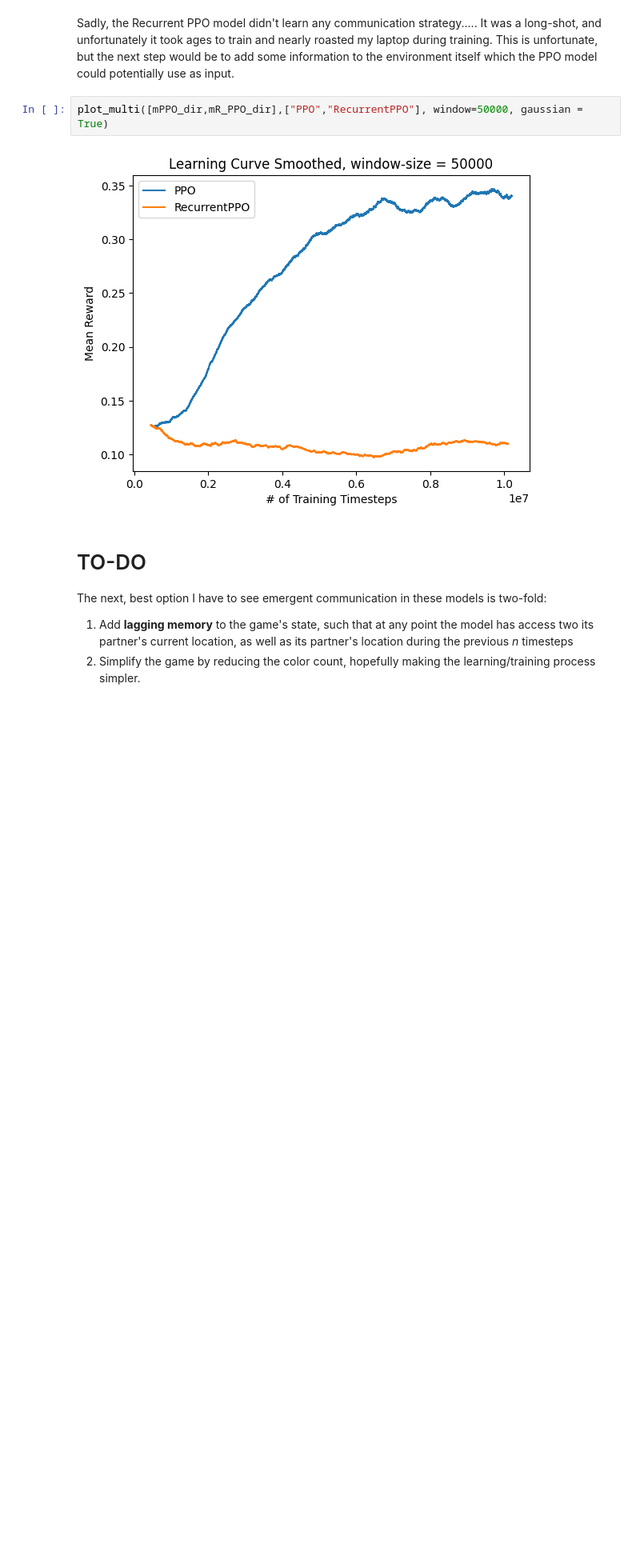
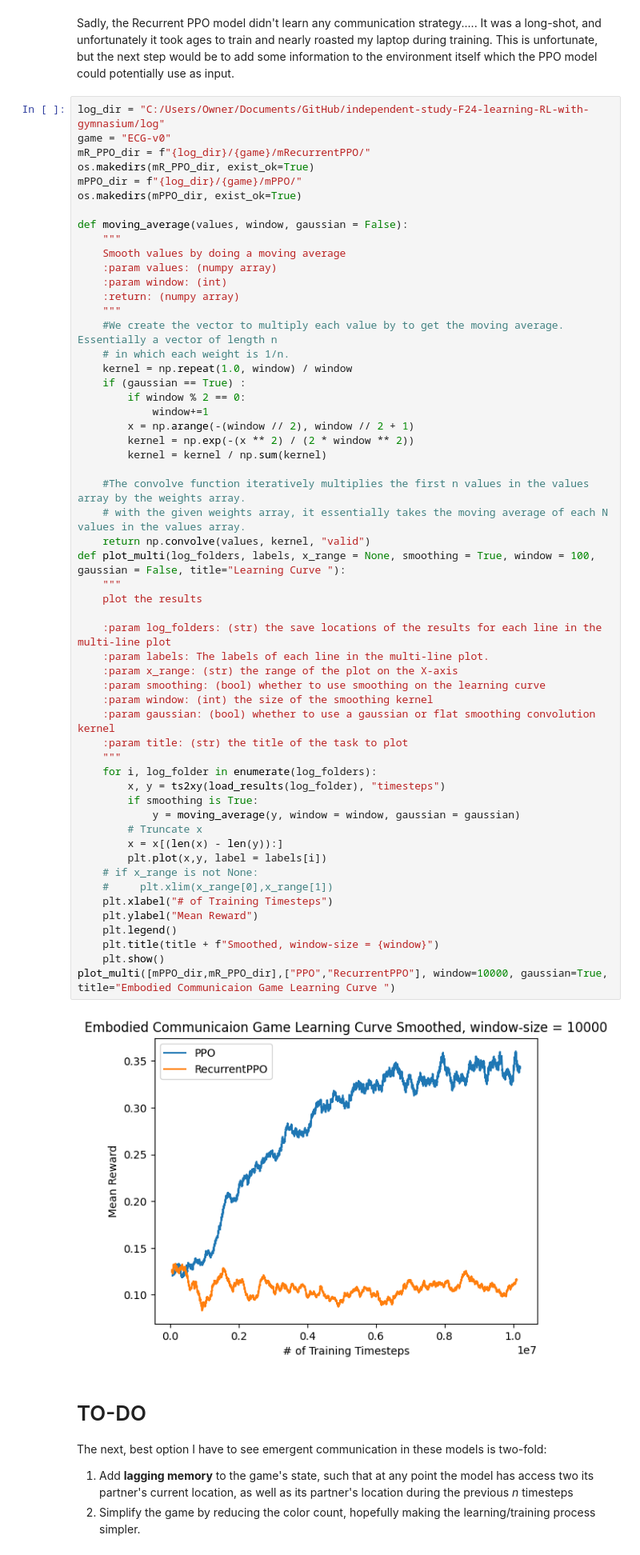
Before and after one commit to EvanMcCormick37/independent-study-F24-learning-RL-with-gymnasium, a Jupyter notebook: EmbodiedCommunicationGame.ipynb, the cells around one changed output. Shown at 80% size. Drawn from its saved outputs; the diff is of its cells as text; blank space fills up the shorter version.

```diff
--- a/EmbodiedCommunicationGame.ipynb
+++ b/EmbodiedCommunicationGame.ipynb
@@ -660,9 +660,62 @@ plot_results(mPPO_dir, window = 25000, gaussian = True)
 # %% [markdown]
 Sadly, the Recurrent PPO model didn't learn any communication strategy..... It was a long-shot, and unfortunately it took ages to train and nearly roasted my laptop during training. This is unfortunate, but the next step would be to add some information to the environment itself which the PPO model could potentially use as input.
 # %%
-plot_multi([mPPO_dir,mR_PPO_dir],["PPO","RecurrentPPO"], window=50000, gaussian = True)
+log_dir = "C:/Users/Owner/Documents/GitHub/independent-study-F24-learning-RL-with-gymnasium/log"
+game = "ECG-v0"
+mR_PPO_dir = f"{log_dir}/{game}/mRecurrentPPO/"
+os.makedirs(mR_PPO_dir, exist_ok=True)
+mPPO_dir = f"{log_dir}/{game}/mPPO/"
+os.makedirs(mPPO_dir, exist_ok=True)
+
+def moving_average(values, window, gaussian = False):
+    """
+    Smooth values by doing a moving average
+    :param values: (numpy array)
+    :param window: (int)
+    :return: (numpy array)
+    """
+    #We create the vector to multiply each value by to get the moving average. Essentially a vector of length n
+    # in which each weight is 1/n.
+    kernel = np.repeat(1.0, window) / window
+    if (gaussian == True) :
+        if window % 2 == 0:
+            window+=1
+        x = np.arange(-(window // 2), window // 2 + 1)
+        kernel = np.exp(-(x ** 2) / (2 * window ** 2))
+        kernel = kernel / np.sum(kernel)
+
+    #The convolve function iteratively multiplies the first n values in the values array by the weights array.
+    # with the given weights array, it essentially takes the moving average of each N values in the values array.
+    return np.convolve(values, kernel, "valid")
+def plot_multi(log_folders, labels, x_range = None, smoothing = True, window = 100, gaussian = False, title="Learning Curve "):
+    """
+    plot the results
+
+    :param log_folders: (str) the save locations of the results for each line in the multi-line plot
+    :param labels: The labels of each line in the multi-line plot.
+    :param x_range: (str) the range of the plot on the X-axis
+    :param smoothing: (bool) whether to use smoothing on the learning curve
+    :param window: (int) the size of the smoothing kernel
+    :param gaussian: (bool) whether to use a gaussian or flat smoothing convolution kernel
+    :param title: (str) the title of the task to plot
+    """
+    for i, log_folder in enumerate(log_folders):
+        x, y = ts2xy(load_results(log_folder), "timesteps")
+        if smoothing is True:
+            y = moving_average(y, window = window, gaussian = gaussian)
+        # Truncate x
+        x = x[(len(x) - len(y)):]
+        plt.plot(x,y, label = labels[i])
+    # if x_range is not None:
+    #     plt.xlim(x_range[0],x_range[1])
+    plt.xlabel("# of Training Timesteps")
+    plt.ylabel("Mean Reward")
+    plt.legend()
+    plt.title(title + f"Smoothed, window-size = {window}")
+    plt.show()
+plot_multi([mPPO_dir,mR_PPO_dir],["PPO","RecurrentPPO"], window=10000, gaussian=True, title="Embodied Communicaion Game Learning Curve ")
 # %% [output]
-[figure, old version]
+[figure, new version]
 # %% [markdown]
 # TO-DO
 
```
Also changed, not shown: parts of 3 cells of this notebook, 33 other files.
